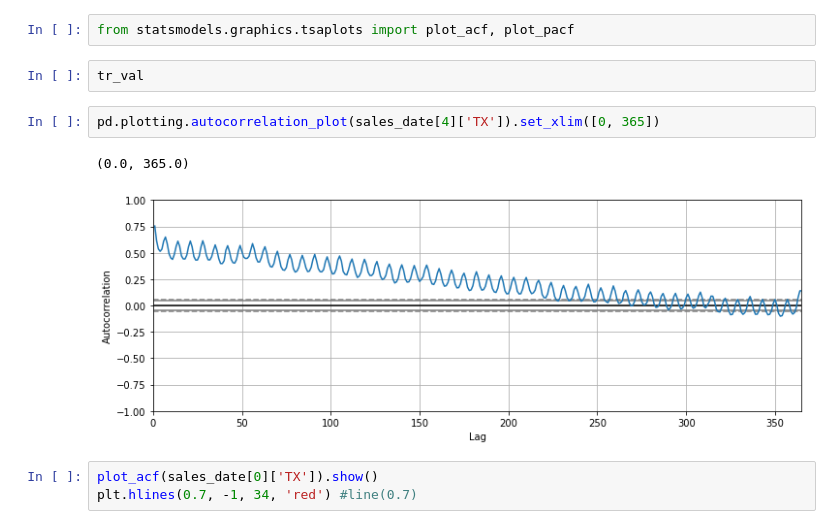
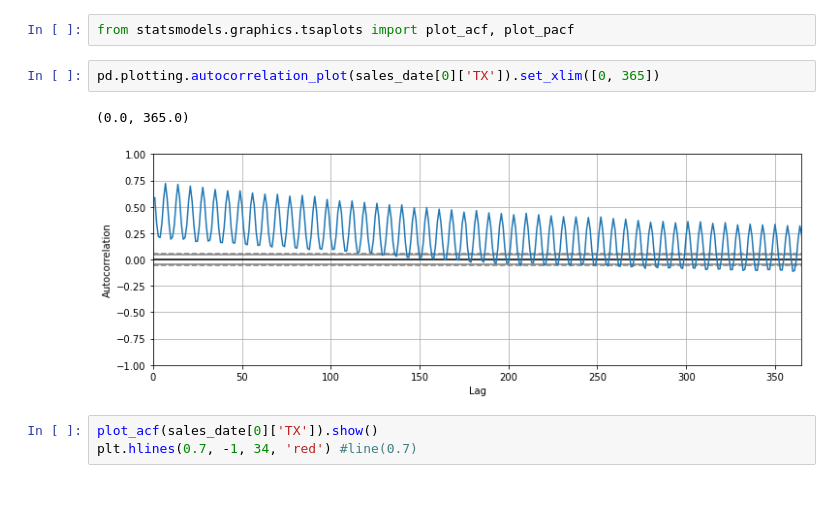
Before and after one commit to michelevece/vece-m5-forecasting-accuracy, a Jupyter notebook: data/m5_forecasting.ipynb, the cells around one changed output. Saved outputs shown, nothing was run; the diff lists cells and outputs as text; blank space fills up the shorter version.

```diff
--- a/data/m5_forecasting.ipynb
+++ b/data/m5_forecasting.ipynb
@@ -572,13 +563,11 @@ plot_dmy_departments(6)
 ### seasonality, stationarity
 # %%
 from statsmodels.graphics.tsaplots import plot_acf, plot_pacf
-# %%
-tr_val
 # %%
-pd.plotting.autocorrelation_plot(sales_date[4]['TX']).set_xlim([0, 365])
+pd.plotting.autocorrelation_plot(sales_date[0]['TX']).set_xlim([0, 365])
 # %% [output]
 (0.0, 365.0)
-[figure, old version]
+[figure, new version]
 # %%
 plot_acf(sales_date[0]['TX']).show()
 plt.hlines(0.7, -1, 34, 'red') #line(0.7)
```
Also changed, not shown: parts of 12 cells of this notebook.
